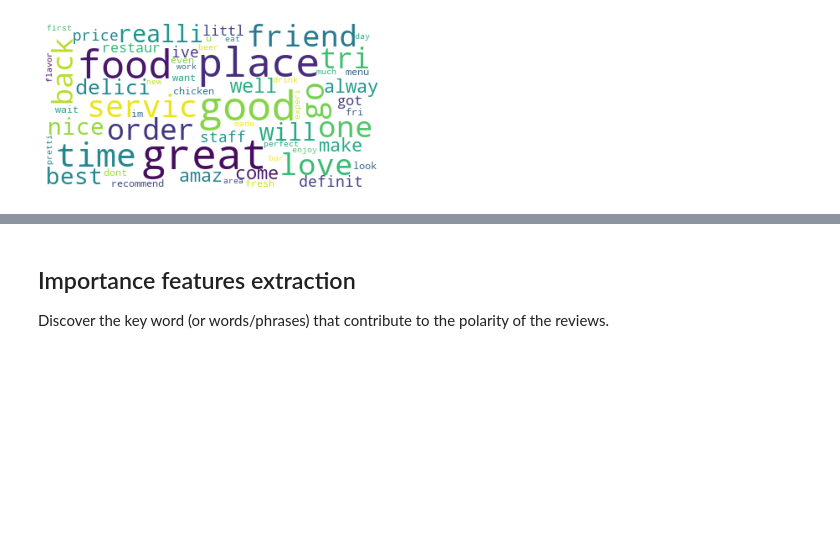
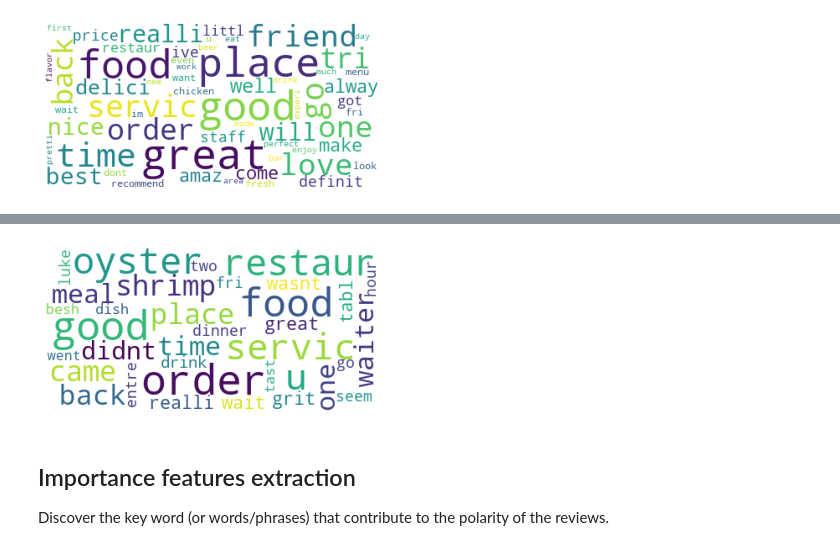
Before and after one commit to dailyLi/yelp_da, a Jupyter notebook: Yelp_word_cloud.ipynb, the cells around one changed output, grey strips where cells are left out. Drawn from its saved outputs; the diff is of its cells as text; code cells hidden in the pictures; blank space fills up the shorter version.

```diff
--- a/Yelp_word_cloud.ipynb
+++ b/Yelp_word_cloud.ipynb
@@ -141,3 +146,8 @@ top_words(positive)
+# %%
+negative_1 = data[(data['business_id'] == 'GBTPC53ZrG1ZBY3DT8Mbcw') & (data['Polarity'] == 'Negative')]
+top_words(negative_1['Review'])
+# %% [output]
+[figure, added]
 # %% [markdown]
 ## Importance features extraction
 
```
Also changed, not shown: parts of 1 cell of this notebook.
